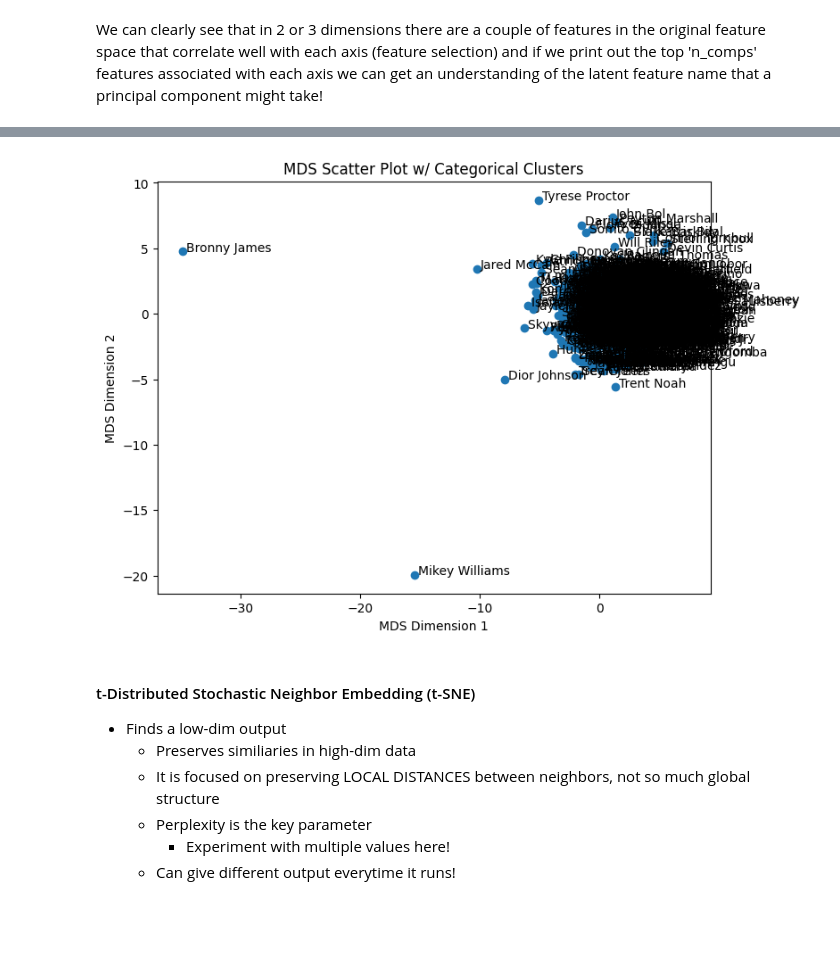
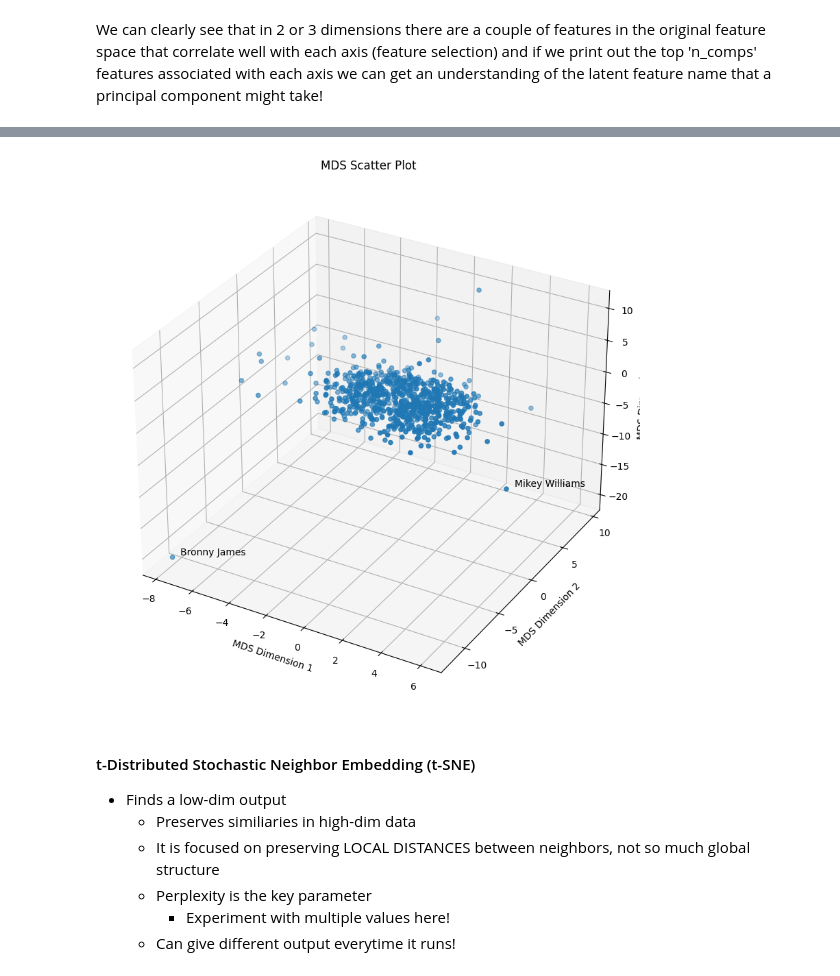
Before and after one commit to mvizzini951/MS2_NIL, a Jupyter notebook: unsupervised.ipynb, the cells around one changed output, grey strips where cells are left out. Cells and saved outputs as stored; diff of their text form; code cells hidden in the pictures; blank space fills up the shorter version.

```diff
--- a/unsupervised.ipynb
+++ b/unsupervised.ipynb
@@ -315,9 +448,9 @@ def custom_MDS(X_train_Reduced):
 
     return None
 # %%
-custom_MDS(dimReductionPrep(X_train))
+custom_MDS(dimReductionPrep(X_train), dimensions=3)
 # %% [output]
-[figure, old version]
+[figure, new version]
 # %% [markdown]
 #### t-Distributed Stochastic Neighbor Embedding (t-SNE)
 
```
Also changed, not shown: parts of 10 cells of this notebook.
